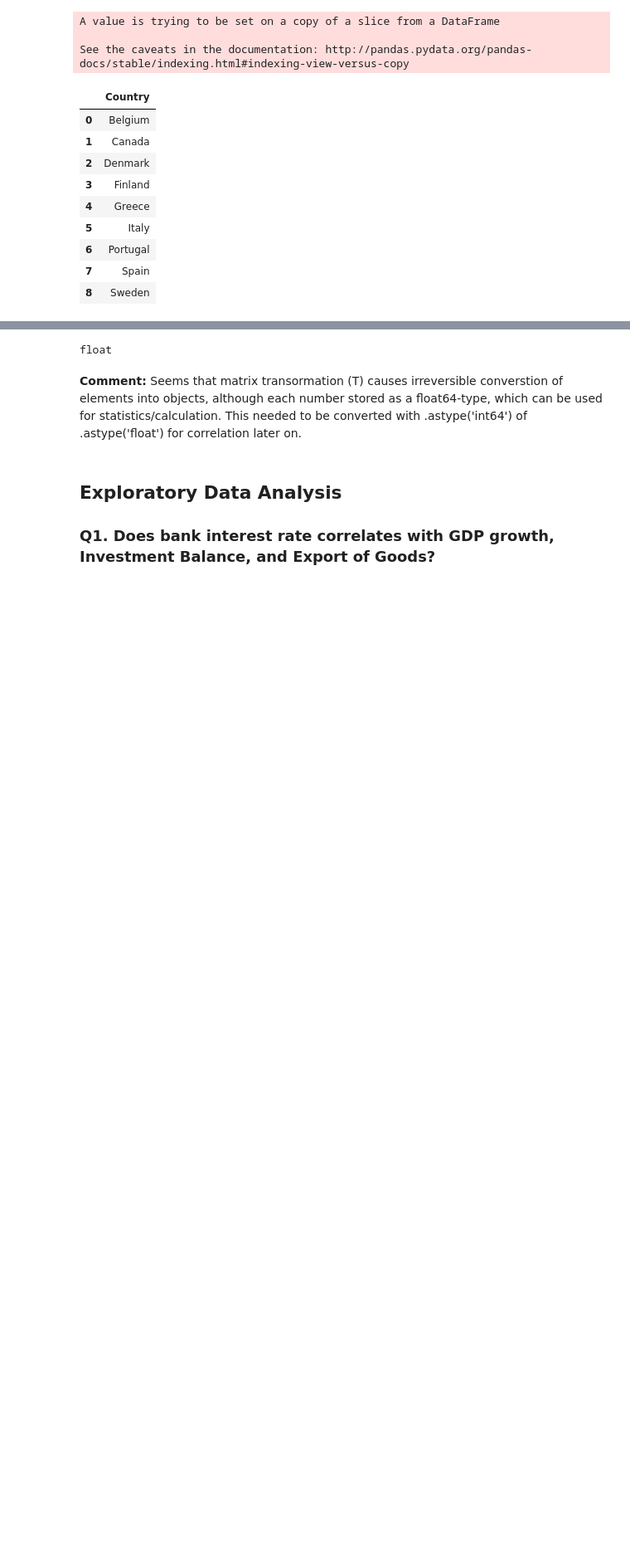
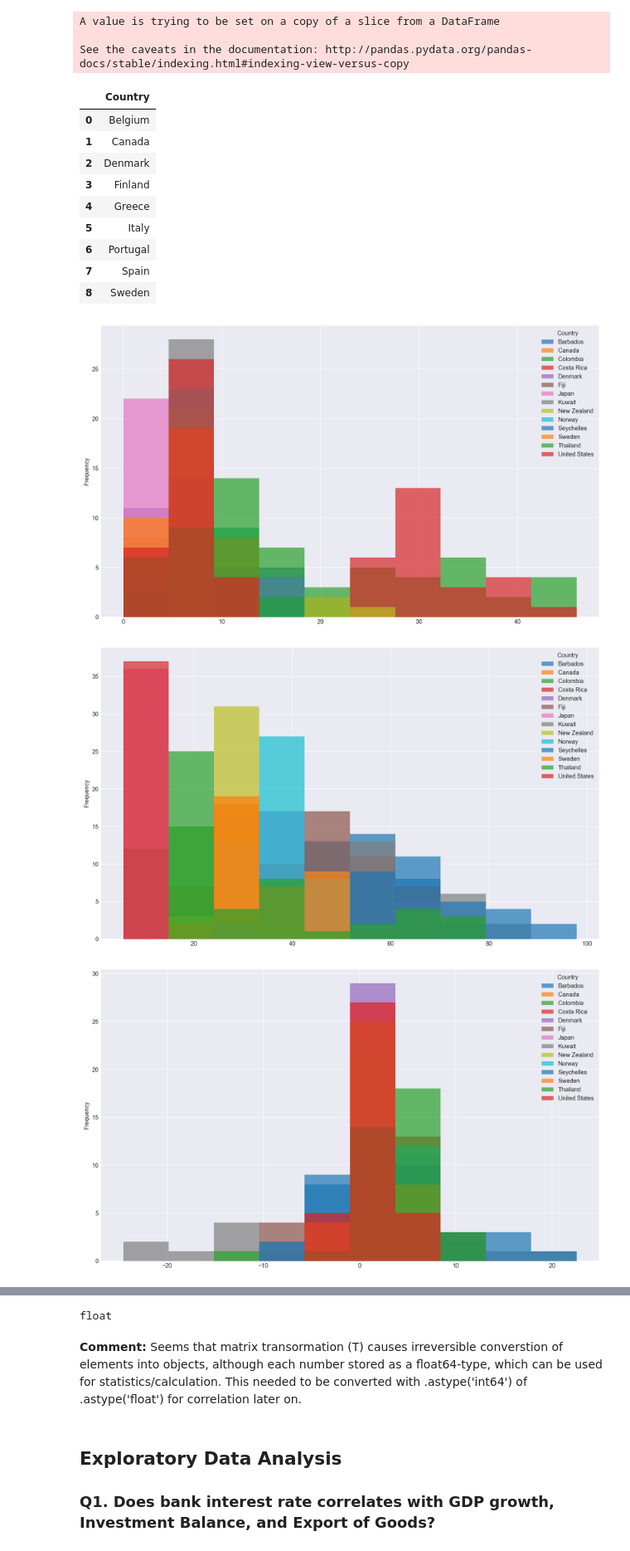
Before and after one commit to kryzhov/udacity, a Jupyter notebook: 3/Investigate_a_Dataset-Kirill Ryzhov.ipynb, the cells around one changed output, grey strips where cells are left out. Shown at 83% size. Cells and saved outputs as stored; diff of their text form; code cells hidden in the pictures; blank space fills up the shorter version.

Commit message:
new execution counts

```diff
--- a/3/Investigate_a_Dataset-Kirill Ryzhov.ipynb
+++ b/3/Investigate_a_Dataset-Kirill Ryzhov.ipynb
@@ -484,3 +485,15 @@ df_gdp=pd.merge(how='inner', left=f_q1, right=df_gdp, left_on='Country', right_o
 df_invout=pd.merge(how='inner', left=f_q1, right=df_invout, left_on='Country', right_on='Country')
 df_invin=pd.merge(how='inner', left=f_q1, right=df_invin, left_on='Country', right_on='Country')
 df_exp=pd.merge(how='inner', left=f_q1, right=df_exp, left_on='Country', right_on='Country')
+# %%
+def density_p(df):
+    p=df.set_index('Country').T
+    p.plot(kind='hist',alpha=0.7)
+
+density_p(df_disc)
+density_p(df_exp)
+density_p(df_gdp)
+# %% [output]
+[figure, added]
+[figure, added]
+[figure, added]
```
Also changed, not shown: parts of 3 cells of this notebook, 13 other files.
